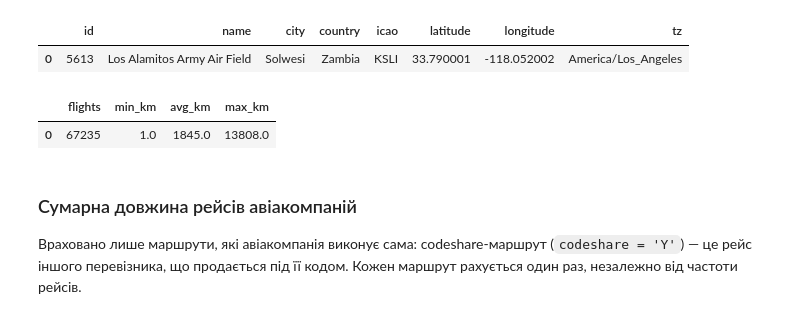
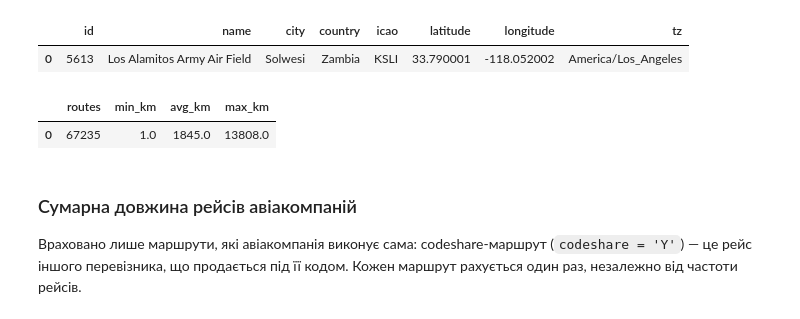
Before and after one commit to nuinashco/iasa-bigdata, a Jupyter notebook: labs/002-spark-graphframes/draft.ipynb, the cells around one changed output. Cells and saved outputs as stored; diff of their text form; code cells hidden in the pictures.

```diff
--- a/labs/002-spark-graphframes/draft.ipynb
+++ b/labs/002-spark-graphframes/draft.ipynb
@@ -243,30 +247,30 @@ show(airports.filter(F.col("id").isin(*BROKEN_AIRPORTS)).select("id", "name", "c
 # %%
 broken_ids = ", ".join(map(str, BROKEN_AIRPORTS))
 spark.sql(rf"""
-CREATE OR REPLACE TEMP VIEW flights AS
+CREATE OR REPLACE TEMP VIEW route_distances AS
 SELECT
     *
 
 FROM
-    flights_all
+    route_distances_all
 
 WHERE 1=1
     AND src_id NOT IN ({broken_ids})
     AND dst_id NOT IN ({broken_ids})
 """)
 
 spark.sql(r"""
 SELECT
-    COUNT(*) AS flights,
+    COUNT(*) AS routes,
     ROUND(MIN(distance_km)) AS min_km,
     ROUND(AVG(distance_km)) AS avg_km,
     ROUND(MAX(distance_km)) AS max_km
 
 FROM
-    flights
+    route_distances
 """).toPandas()
 # %% [output]
-|  | flights | min_km | avg_km | max_km |
+|  | routes | min_km | avg_km | max_km |
 | 0 | 67235 | 1.0 | 1845.0 | 13808.0 |
 # %% [markdown]
 ### Сумарна довжина рейсів авіакомпаній
```
Also changed, not shown: parts of 11 cells of this notebook.
